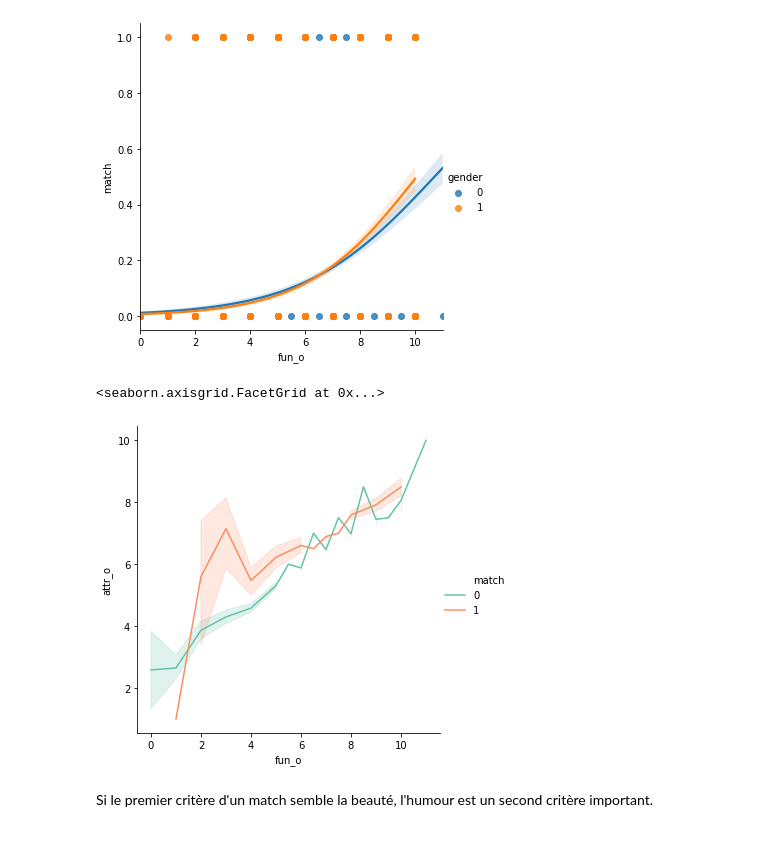
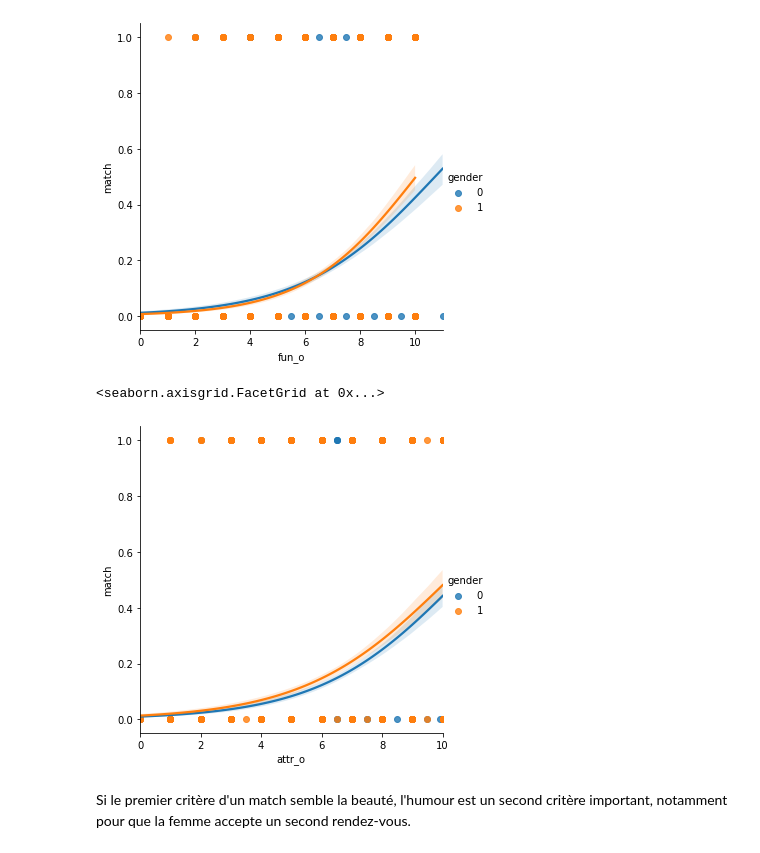
Before and after one commit to aimee01/Mini-projet-dataviz, a Jupyter notebook: Speed_Dating_Mini_Projet.ipynb, the cells around one changed output. Saved outputs shown, nothing was run; the diff lists cells and outputs as text; code cells hidden in the pictures.

```diff
--- a/Speed_Dating_Mini_Projet.ipynb
+++ b/Speed_Dating_Mini_Projet.ipynb
@@ -128,0 +167,2 @@ date.shape
+# %%
+date1= date1.drop(['shar_o','id', 'positin1'], axis=1 )
@@ -129,3 +209,7 @@ date.shape
+# %%
+date2= date2.drop(['zipcode','income', 'expnum'], axis=1 )
+# %%
+date = pd.concat([date1,date2], axis=1)
 # %%
 date.isnull().sum()
 # %% [output]
@@ -151,2 +232,0 @@ Retirons les deux variables restantes ayant beaucoup de données null (positin1
-# %%
-date= date.drop(['shar_o','id', 'positin1'], axis=1 )
@@ -350,9 +419,9 @@ sns.lmplot(x = 'fun_o', y = 'match', data=date, logistic=True, hue='gender')
 <seaborn.axisgrid.FacetGrid at 0x...>
 [figure]
 # %%
-sns.relplot(x='fun_o', y='attr_o', data=date, hue='match', kind='line', palette='Set2')
+sns.lmplot(x = 'attr_o', y = 'match', data=date, logistic=True, hue='gender')
 # %% [output]
 <seaborn.axisgrid.FacetGrid at 0x...>
-[figure, old version]
+[figure, new version]
 # %% [markdown]
-Si le premier critère d'un match semble la beauté, l'humour est un second critère important.
+Si le premier critère d'un match semble la beauté, l'humour est un second critère important, notamment pour que la femme accepte un second rendez-vous.
```
Also changed, not shown: parts of 26 cells of this notebook.
